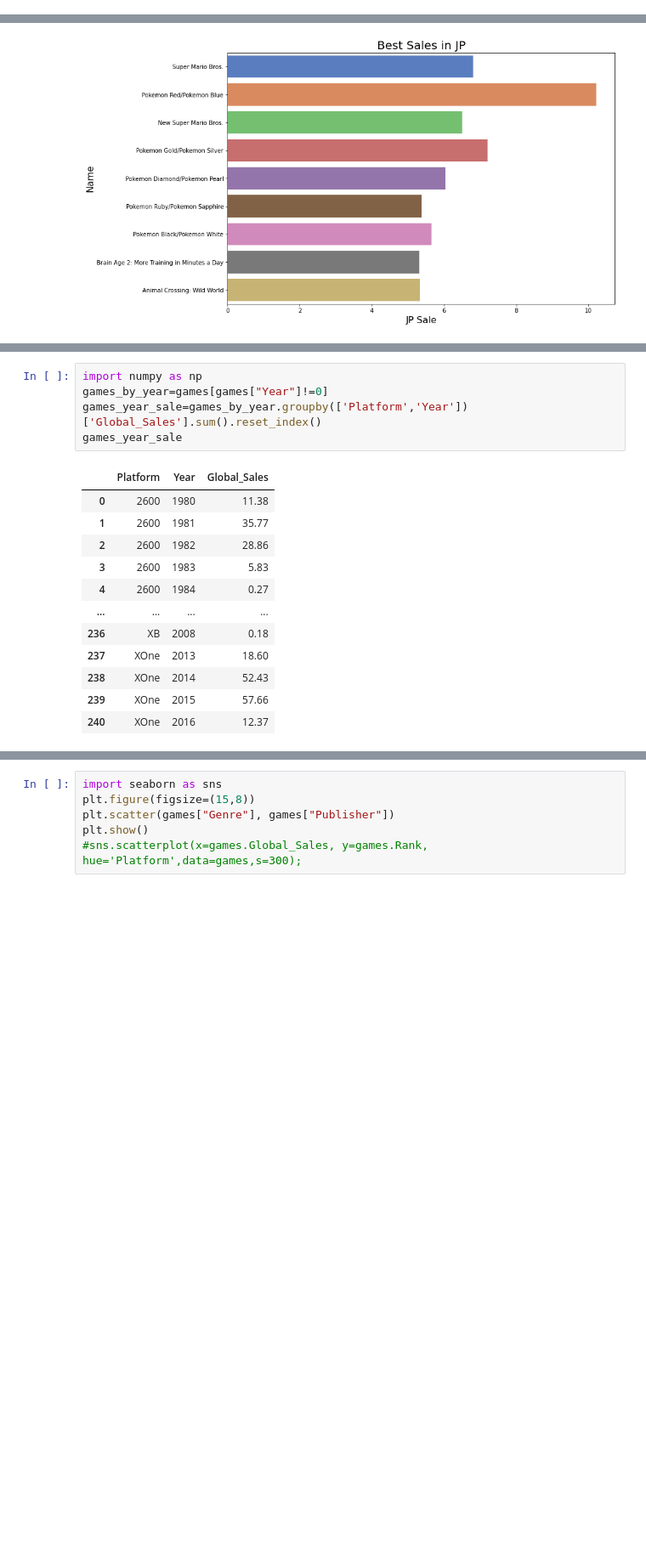
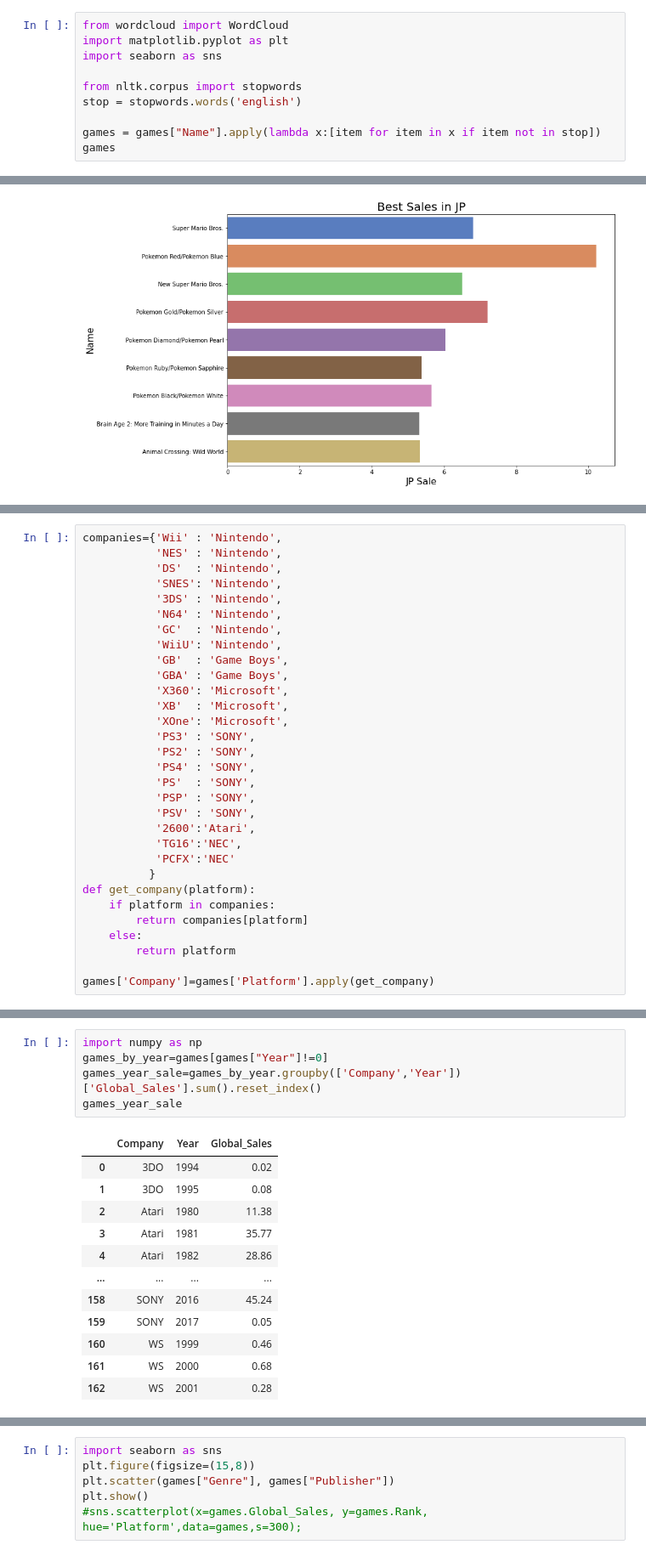
Before and after one commit to selingumusdag/video-game-sales, a Jupyter notebook: Untitled.ipynb, the cells around one changed output, grey strips where cells are left out. Shown: that part at 85% size. Cells and saved outputs as stored; diff of their text form; blank space fills up the shorter version.

Commit message:
Added Companies andaggregate function

```diff
--- a/Untitled.ipynb
+++ b/Untitled.ipynb
@@ -35 +49,11 @@ games.head()
+# %%
+from wordcloud import WordCloud
+import matplotlib.pyplot as plt
+import seaborn as sns
+
+from nltk.corpus import stopwords
+stop = stopwords.words('english')
+
+games = games["Name"].apply(lambda x:[item for item in x if item not in stop])
+games
 # %%
@@ -61,0 +102,31 @@ plt.show();
+# %%
+companies={'Wii' : 'Nintendo',
+           'NES' : 'Nintendo',
+           'DS'  : 'Nintendo',
+           'SNES': 'Nintendo',
+           '3DS' : 'Nintendo',
+           'N64' : 'Nintendo',
+           'GC'  : 'Nintendo',
+           'WiiU': 'Nintendo',
+           'GB'  : 'Game Boys',
+           'GBA' : 'Game Boys',
+           'X360': 'Microsoft',
+           'XB'  : 'Microsoft',
+           'XOne': 'Microsoft',
+           'PS3' : 'SONY',
+           'PS2' : 'SONY',
+           'PS4' : 'SONY',
+           'PS'  : 'SONY',
+           'PSP' : 'SONY',
+           'PSV' : 'SONY',
+           '2600':'Atari',
+           'TG16':'NEC',
+           'PCFX':'NEC'
+          }
+def get_company(platform):
+    if platform in companies:
+        return companies[platform]
+    else:
+        return platform
+
+games['Company']=games['Platform'].apply(get_company)
@@ -62,18 +142,18 @@ plt.show();
 # %%
 import numpy as np
 games_by_year=games[games["Year"]!=0]
-games_year_sale=games_by_year.groupby(['Platform','Year'])['Global_Sales'].sum().reset_index()
+games_year_sale=games_by_year.groupby(['Company','Year'])['Global_Sales'].sum().reset_index()
 games_year_sale
 # %% [output]
-|  | Platform | Year | Global_Sales |
-| 0 | 2600 | 1980 | 11.38 |
-| 1 | 2600 | 1981 | 35.77 |
-| 2 | 2600 | 1982 | 28.86 |
-| 3 | 2600 | 1983 | 5.83 |
-| 4 | 2600 | 1984 | 0.27 |
+|  | Company | Year | Global_Sales |
+| 0 | 3DO | 1994 | 0.02 |
+| 1 | 3DO | 1995 | 0.08 |
+| 2 | Atari | 1980 | 11.38 |
+| 3 | Atari | 1981 | 35.77 |
+| 4 | Atari | 1982 | 28.86 |
 | ... | ... | ... | ... |
-| 236 | XB | 2008 | 0.18 |
-| 237 | XOne | 2013 | 18.60 |
-| 238 | XOne | 2014 | 52.43 |
-| 239 | XOne | 2015 | 57.66 |
-| 240 | XOne | 2016 | 12.37 |
+| 158 | SONY | 2016 | 45.24 |
+| 159 | SONY | 2017 | 0.05 |
+| 160 | WS | 1999 | 0.46 |
+| 161 | WS | 2000 | 0.68 |
+| 162 | WS | 2001 | 0.28 |
```
Also changed, not shown: parts of 11 cells of this notebook.
